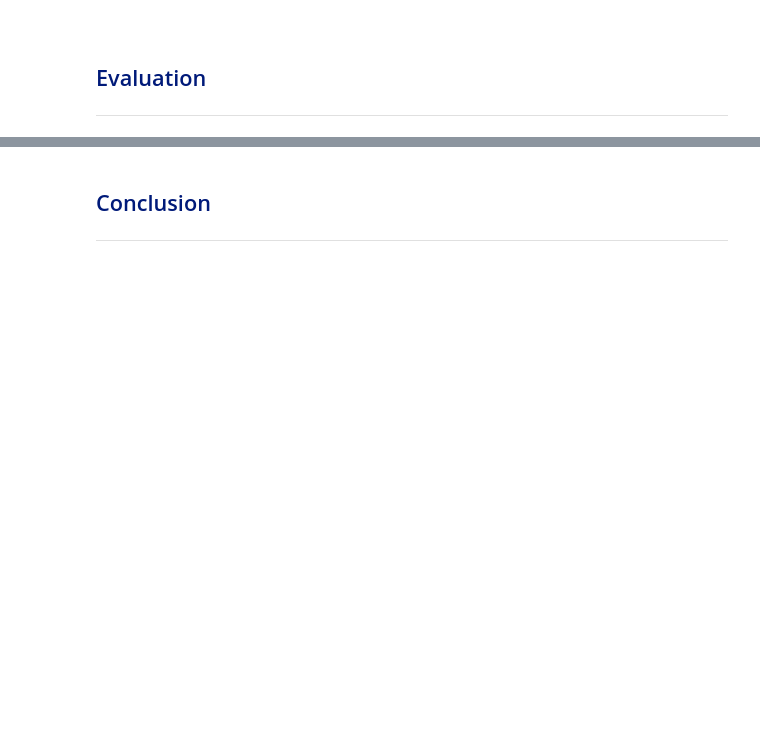
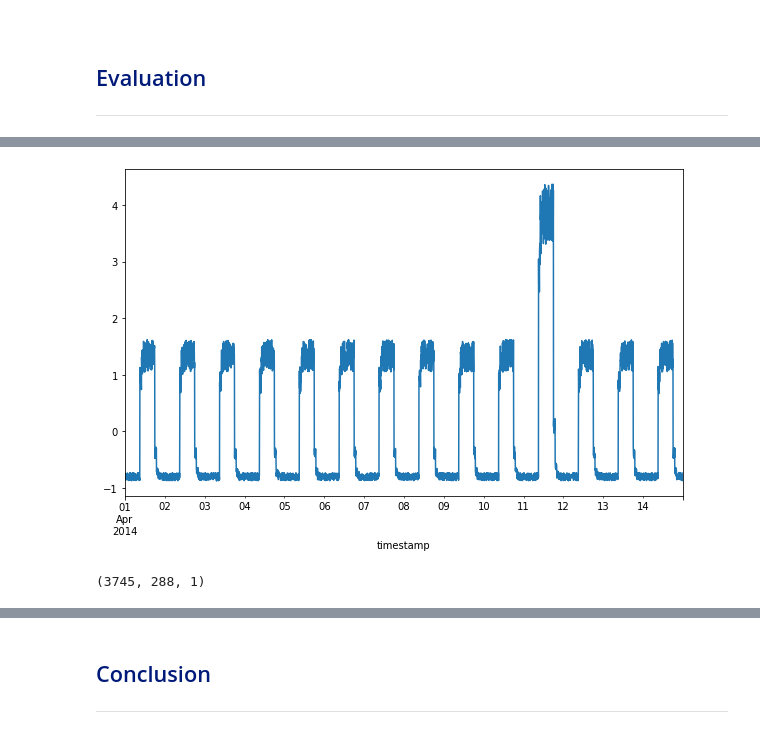
Before and after one commit to SarahMcN25/machine_stastics_assessment, a Jupyter notebook: anomaly-detection.ipynb, the cells around one changed output, grey strips where cells are left out. Drawn from its saved outputs; the diff is of its cells as text; code cells hidden in the pictures; blank space fills up the shorter version.

```diff
--- a/anomaly-detection.ipynb
+++ b/anomaly-detection.ipynb
@@ -774,0 +882,20 @@ Now both our data and model have been trained. The next step is the evaluation p
+# %%
+# apply same operation to all
+
+
+df_test_value = (df_daily_jumpsup - train_mean) / train_std
+# %%
+# now plot
+fig, ax = plt.subplots(figsize=(10, 6))
+
+#
+df_test_value.plot(legend=False, ax=ax);
+# %% [output]
+[figure, added]
+# %%
+# Create sequences from test values.
+x_test = windows(df_test_value.values)
+
+x_test.shape
+# %% [output]
+(3745, 288, 1)
```
Also changed, not shown: parts of 24 cells of this notebook.
